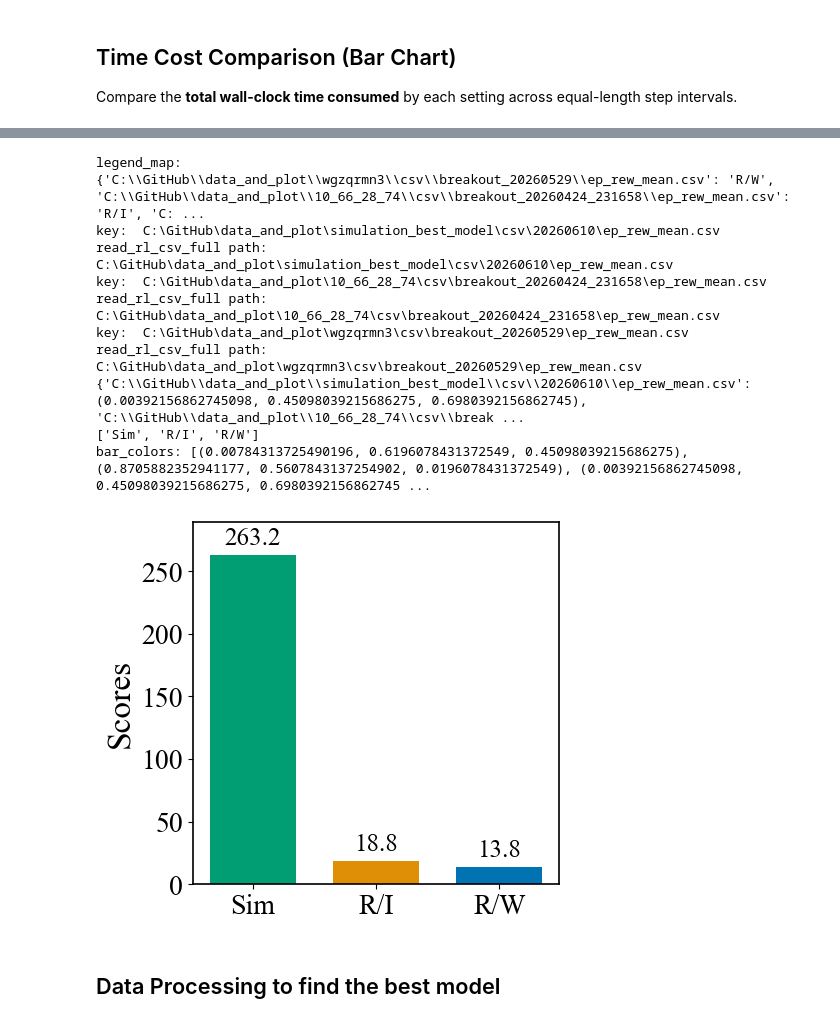
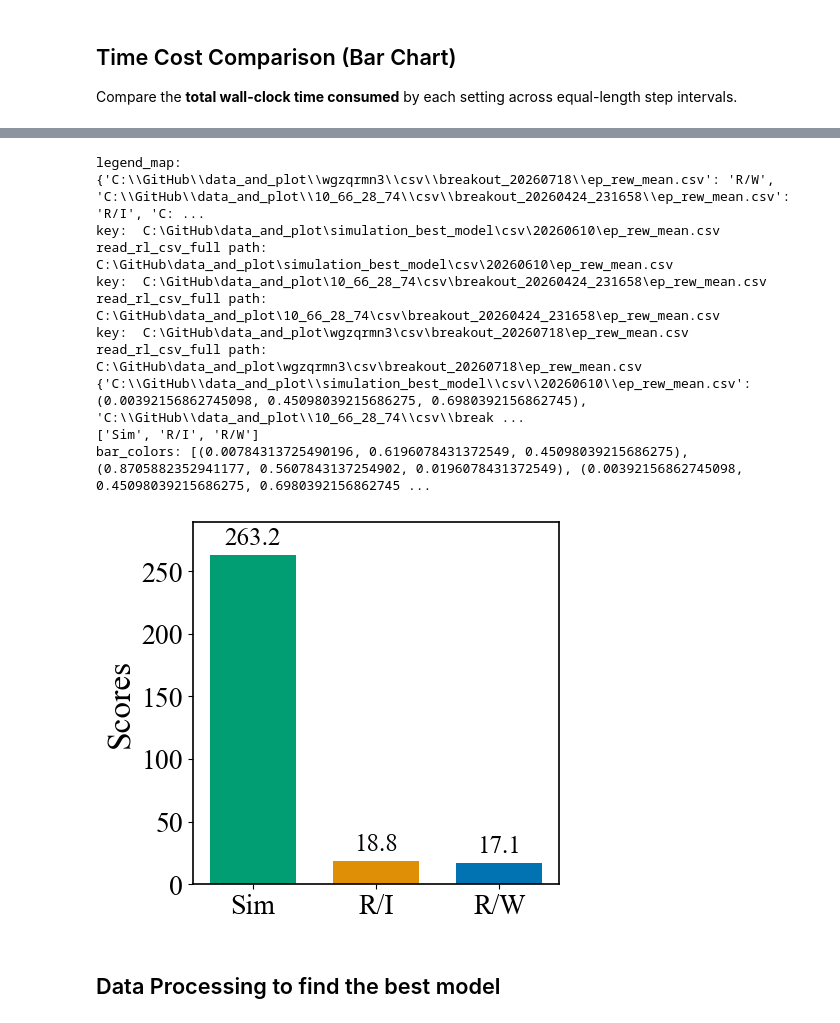
Before and after one commit to RongpingZhou/data_and_plot, a Jupyter notebook: performance.ipynb, the cells around one changed output, grey strips where cells are left out. Drawn from its saved outputs; the diff is of its cells as text; code cells hidden in the pictures.

```diff
--- a/performance.ipynb
+++ b/performance.ipynb
@@ -20,8 +20,11 @@ import os
 # output_dir = "C:\\GitHub\\data_and_plot\\wgzqrmn3\\csv\\breakout_20260529\\"
 # log_dir = "C:\\GitHub\\data_and_plot\\10_66_28_74\\tensorboard\\breakout_20260424_231658\\events.out.tfevents.1777036618.f9131d64a981.2853.0"
 # output_dir = "C:\\GitHub\\data_and_plot\\10_66_28_74\\csv\\breakout_20260424_231658\\"
-log_dir = "C:\\GitHub\\data_and_plot\\simulation_best_model\\tensorboard\\BreakoutNoFrameskip-v4\\DQN_1\\events.out.tfevents.1781071073.A512025.1083587.0"
-output_dir = "C:\\GitHub\\data_and_plot\\simulation_best_model\\csv\\20260610\\"
+# log_dir = "C:\\GitHub\\data_and_plot\\simulation_best_model\\tensorboard\\BreakoutNoFrameskip-v4\\DQN_1\\events.out.tfevents.1781071073.A512025.1083587.0"
+# output_dir = "C:\\GitHub\\data_and_plot\\simulation_best_model\\csv\\20260610\\"
+log_dir = "C:\\GitHub\\data_and_plot\\wgzqrmn3\\tensorboard\\breakout_20260718_151806\\events.out.tfevents.1785060462.c718ab376e4a.30.0"
+# log_dir = "C:\\GitHub\\data_and_plot\\wgzqrmn3\\tensorboard\\breakout_20260718_151806\\events.out.tfevents.1784351886.afd547a9d119.1763.0"
+output_dir = "C:\\GitHub\\data_and_plot\\wgzqrmn3\\csv\\breakout_20260718\\second\\"
 
 os.makedirs(output_dir, exist_ok=True)
 
@@ -652,7 +655,7 @@ def read_rl_csv_full(metric: str, key: str, base_dir: str = ".") -> pd.DataFrame
     df = pd.read_csv(path)
     return df[["Wall time", "Step", "Value"]].reset_index(drop=True)
 # %%
-real_world_ep_len_mean = "C:\\GitHub\\data_and_plot\\wgzqrmn3\\csv\\breakout_20260529\\ep_len_mean.csv"
+real_world_ep_len_mean = "C:\\GitHub\\data_and_plot\\wgzqrmn3\\csv\\breakout_20260718\\ep_len_mean.csv"
 real_world_input_ep_len_mean = "C:\\GitHub\\data_and_plot\\10_66_28_74\\csv\\breakout_20260424_231658\\ep_len_mean.csv"
 simulation_ep_len_mean = "C:\\GitHub\\data_and_plot\\simulation_best_model\\csv\\20260610\\ep_len_mean.csv"
 
@@ -807,7 +810,7 @@ def plot_maximum_score_bar(
     fig.tight_layout()
     plt.show()
 # %%
-real_world_ep_rew_mean = "C:\\GitHub\\data_and_plot\\wgzqrmn3\\csv\\breakout_20260529\\ep_rew_mean.csv"
+real_world_ep_rew_mean = "C:\\GitHub\\data_and_plot\\wgzqrmn3\\csv\\breakout_20260718\\ep_rew_mean.csv"
 real_world_input_ep_rew_mean = "C:\\GitHub\\data_and_plot\\10_66_28_74\\csv\\breakout_20260424_231658\\ep_rew_mean.csv"
 simulation_ep_rew_mean = "C:\\GitHub\\data_and_plot\\simulation_best_model\\csv\\20260610\\ep_rew_mean.csv"
 
@@ -818,37 +821,37 @@ legend_map = {
     real_world_input_ep_rew_mean: "R/I",
     simulation_ep_rew_mean: "Sim",
 }
 
 # legend_map = {
 #     real_world_ep_rew_mean: "Agent trained\n and tested in \n Real World",
 #     real_world_input_ep_rew_mean: "Human",
 #     simulation_ep_rew_mean: "Simulation",
 # }
 
 plot_maximum_score_bar(
     metric="ep_rew_mean",
     # keys=["real_world", "simulation_with_real_world_input", "simulation"],
     legend_map=legend_map,
     base_dir=".",
     # colors=["red", "green", "dodgerblue"],
     title="Maximum Score",
     # y_label="Days",
     # figsize=(4, 8),
     save_path="max_score_bar",
     horizontal = False,
 )
 # %% [output]
-legend_map: {'C:\\GitHub\\data_and_plot\\wgzqrmn3\\csv\\breakout_20260529\\ep_rew_mean.csv': 'R/W', 'C:\\GitHub\\data_and_plot\\10_66_28_74\\csv\\breakout_20260424_231658\\ep_rew_mean.csv': 'R/I', 'C: ...
+legend_map: {'C:\\GitHub\\data_and_plot\\wgzqrmn3\\csv\\breakout_20260718\\ep_rew_mean.csv': 'R/W', 'C:\\GitHub\\data_and_plot\\10_66_28_74\\csv\\breakout_20260424_231658\\ep_rew_mean.csv': 'R/I', 'C: ...
 key:  C:\GitHub\data_and_plot\simulation_best_model\csv\20260610\ep_rew_mean.csv
 read_rl_csv_full path: C:\GitHub\data_and_plot\simulation_best_model\csv\20260610\ep_rew_mean.csv
 key:  C:\GitHub\data_and_plot\10_66_28_74\csv\breakout_20260424_231658\ep_rew_mean.csv
 read_rl_csv_full path: C:\GitHub\data_and_plot\10_66_28_74\csv\breakout_20260424_231658\ep_rew_mean.csv
-key:  C:\GitHub\data_and_plot\wgzqrmn3\csv\breakout_20260529\ep_rew_mean.csv
-read_rl_csv_full path: C:\GitHub\data_and_plot\wgzqrmn3\csv\breakout_20260529\ep_rew_mean.csv
+key:  C:\GitHub\data_and_plot\wgzqrmn3\csv\breakout_20260718\ep_rew_mean.csv
+read_rl_csv_full path: C:\GitHub\data_and_plot\wgzqrmn3\csv\breakout_20260718\ep_rew_mean.csv
 {'C:\\GitHub\\data_and_plot\\simulation_best_model\\csv\\20260610\\ep_rew_mean.csv': (0.00392156862745098, 0.45098039215686275, 0.6980392156862745), 'C:\\GitHub\\data_and_plot\\10_66_28_74\\csv\\break ...
 ['Sim', 'R/I', 'R/W']
 bar_colors: [(0.00784313725490196, 0.6196078431372549, 0.45098039215686275), (0.8705882352941177, 0.5607843137254902, 0.0196078431372549), (0.00392156862745098, 0.45098039215686275, 0.6980392156862745 ...
-[figure, old version]
+[figure, new version]
 # %% [markdown]
 ## Data Processing to find the best model
 # %%
```
Also changed, not shown: parts of 43 cells of this notebook, 1 other file.
